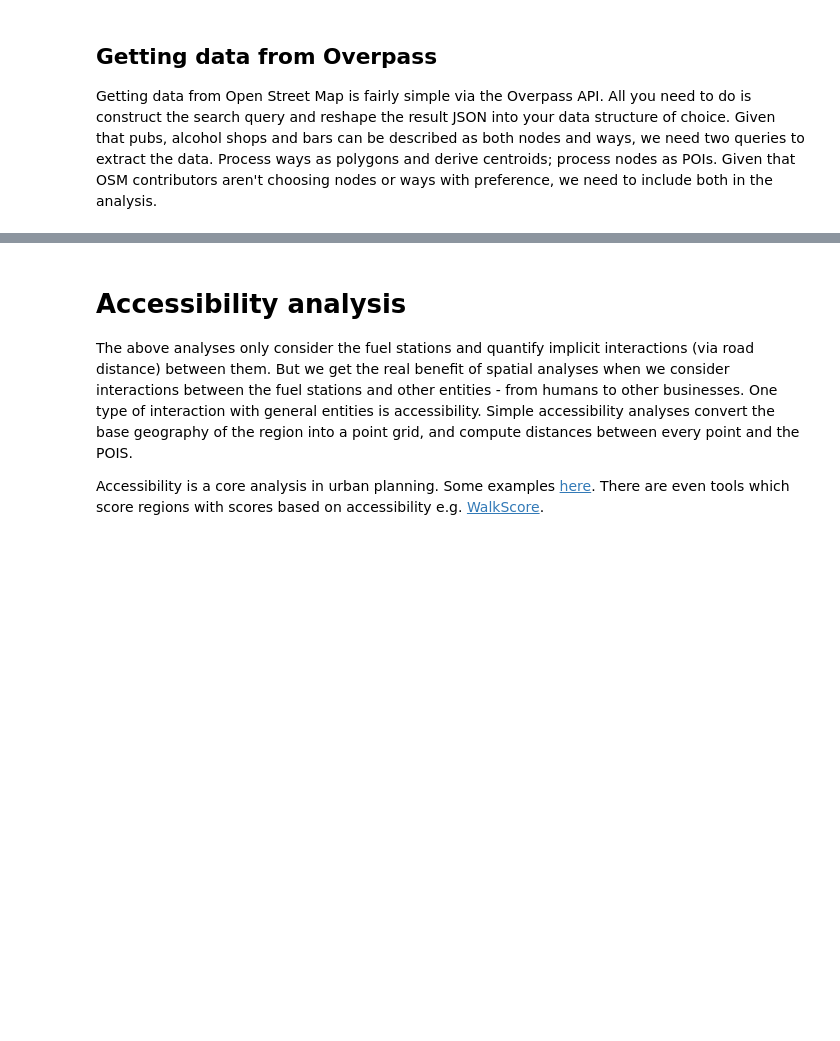
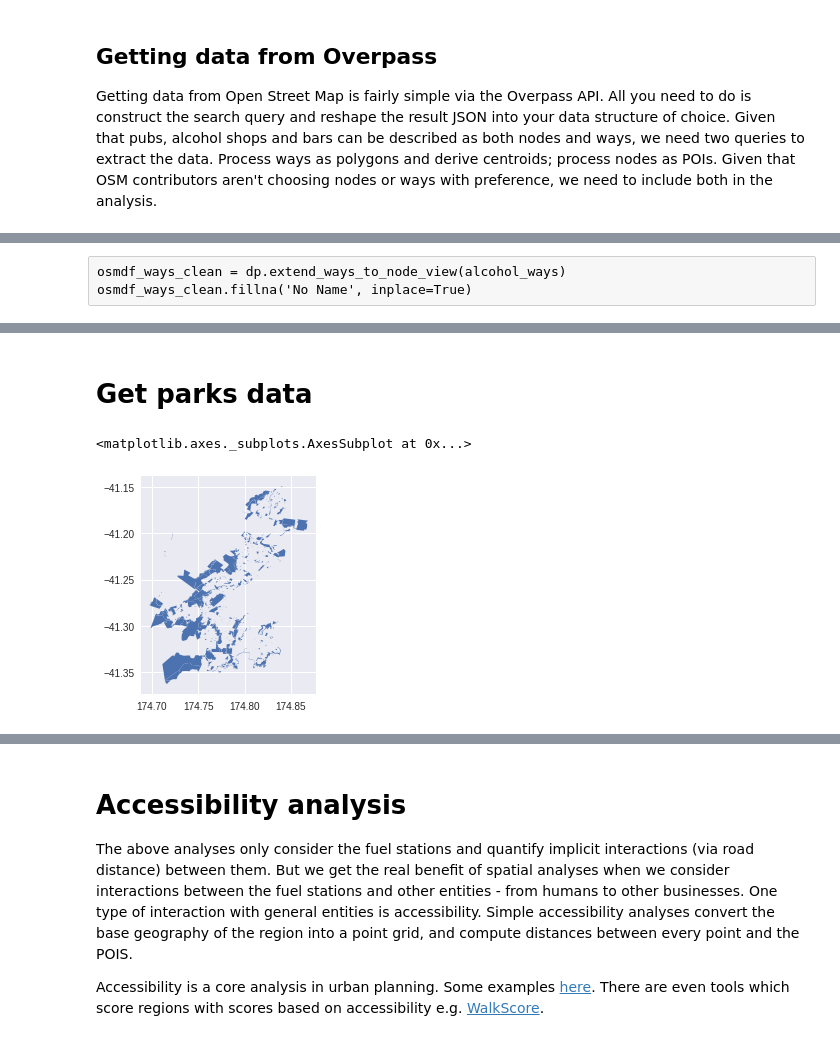
Before and after one commit to shriv/playground-pubs, a Jupyter notebook: Playgrounds vs Pubs.ipynb, the cells around one changed output, grey strips where cells are left out. Drawn from its saved outputs; the diff is of its cells as text; code cells hidden in the pictures; blank space fills up the shorter version.

```diff
--- a/Playgrounds vs Pubs.ipynb
+++ b/Playgrounds vs Pubs.ipynb
@@ -108,0 +108,3 @@ osmdf.shape
+# %% [raw]
+osmdf_ways_clean = dp.extend_ways_to_node_view(alcohol_ways)
+osmdf_ways_clean.fillna('No Name', inplace=True)
@@ -117,2 +131,10 @@ map_bp
 # %% [output]
 [interactive output not drawn]
+# %% [markdown]
+# Get parks data
+# %%
+wcc_parks = geopandas.read_file('zip://./data/WCC_Parks_and_Reserves.zip')
+wcc_parks.plot()
+# %% [output]
+<matplotlib.axes._subplots.AxesSubplot at 0x...>
+[figure, added]
```
Also changed, not shown: parts of 23 cells of this notebook, 1 other file.
